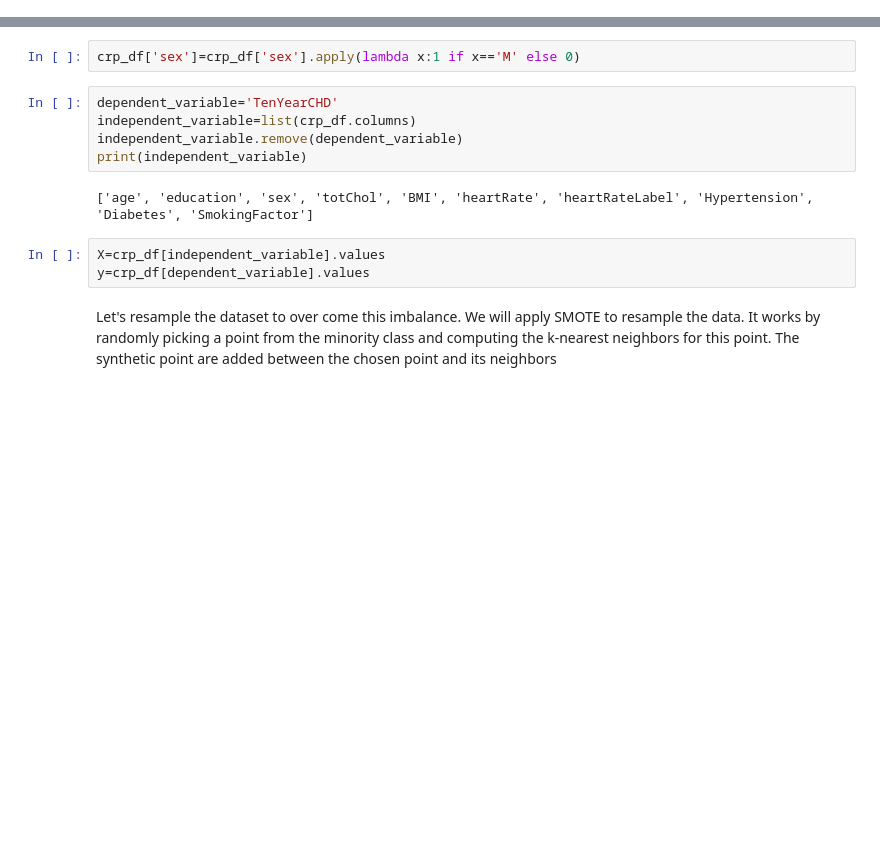
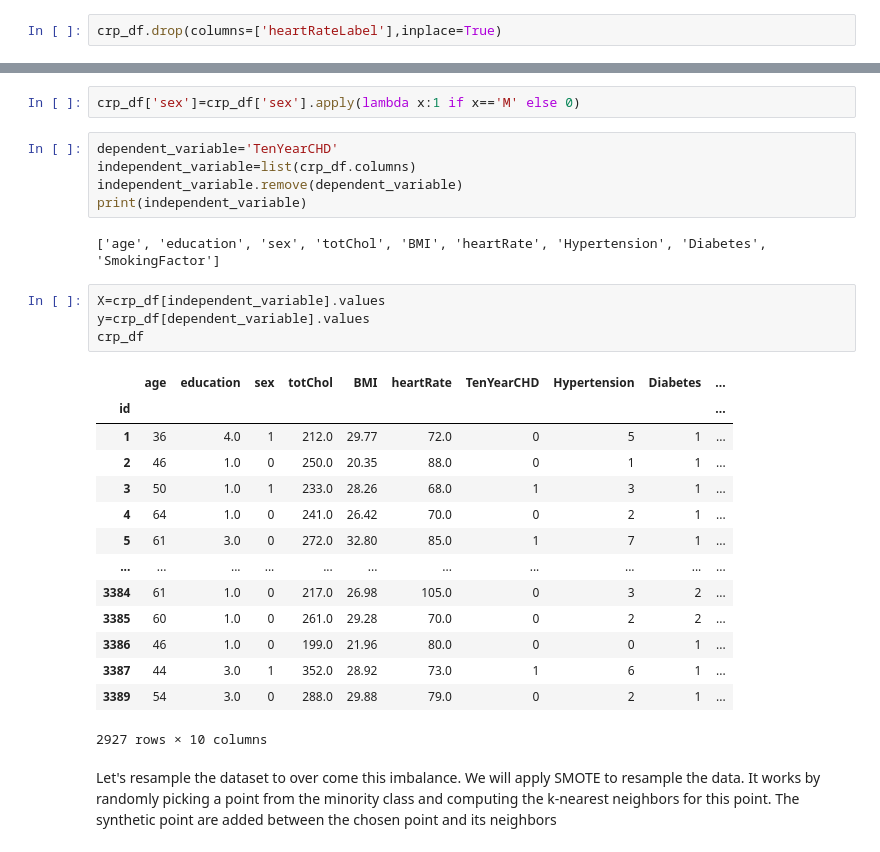
Before and after one commit to ambika1us/Cardiovascular_Risk_Prediction, a Jupyter notebook: Ambika_Prasad_Cardiovascular_Risk_Prediction.ipynb, the cells around one changed output, grey strips where cells are left out. Cells and saved outputs as stored; diff of their text form; blank space fills up the shorter version.

```diff
--- a/Ambika_Prasad_Cardiovascular_Risk_Prediction.ipynb
+++ b/Ambika_Prasad_Cardiovascular_Risk_Prediction.ipynb
@@ -329,6 +329,8 @@ plt.legend(['No Risk','At Risk'])
 plt.show()
 # %% [output]
 [figure]
+# %%
+crp_df.drop(columns=['heartRateLabel'],inplace=True)
 # %% [markdown]
 <h6><b>How much smoking affect CHD?</b></h6>
 # %%
@@ -500,9 +521,25 @@ independent_variable=list(crp_df.columns)
 independent_variable.remove(dependent_variable)
 print(independent_variable)
 # %% [output]
-['age', 'education', 'sex', 'totChol', 'BMI', 'heartRate', 'heartRateLabel', 'Hypertension', 'Diabetes', 'SmokingFactor']
+['age', 'education', 'sex', 'totChol', 'BMI', 'heartRate', 'Hypertension', 'Diabetes', 'SmokingFactor']
 # %%
 X=crp_df[independent_variable].values
 y=crp_df[dependent_variable].values
+crp_df
+# %% [output]
+|  | age | education | sex | totChol | BMI | heartRate | TenYearCHD | Hypertension | Diabetes | ... |
+| id |  |  |  |  |  |  |  |  |  | ... |
+| 1 | 36 | 4.0 | 1 | 212.0 | 29.77 | 72.0 | 0 | 5 | 1 | ... |
+| 2 | 46 | 1.0 | 0 | 250.0 | 20.35 | 88.0 | 0 | 1 | 1 | ... |
+| 3 | 50 | 1.0 | 1 | 233.0 | 28.26 | 68.0 | 1 | 3 | 1 | ... |
+| 4 | 64 | 1.0 | 0 | 241.0 | 26.42 | 70.0 | 0 | 2 | 1 | ... |
+| 5 | 61 | 3.0 | 0 | 272.0 | 32.80 | 85.0 | 1 | 7 | 1 | ... |
+| ... | ... | ... | ... | ... | ... | ... | ... | ... | ... | ... |
+| 3384 | 61 | 1.0 | 0 | 217.0 | 26.98 | 105.0 | 0 | 3 | 2 | ... |
+| 3385 | 60 | 1.0 | 0 | 261.0 | 29.28 | 70.0 | 0 | 2 | 2 | ... |
+| 3386 | 46 | 1.0 | 0 | 199.0 | 21.96 | 80.0 | 0 | 0 | 1 | ... |
+| 3387 | 44 | 3.0 | 1 | 352.0 | 28.92 | 73.0 | 1 | 6 | 1 | ... |
+| 3389 | 54 | 3.0 | 0 | 288.0 | 29.88 | 79.0 | 0 | 2 | 1 | ... |
+2927 rows × 10 columns
 # %% [markdown]
 Let's resample the dataset to over come this imbalance. We will apply SMOTE to resample the data. It works by randomly picking a point from the minority class and computing the k-nearest neighbors for this point. The synthetic point are added between the chosen point and its neighbors
```
Also changed, not shown: parts of 6 cells of this notebook.
